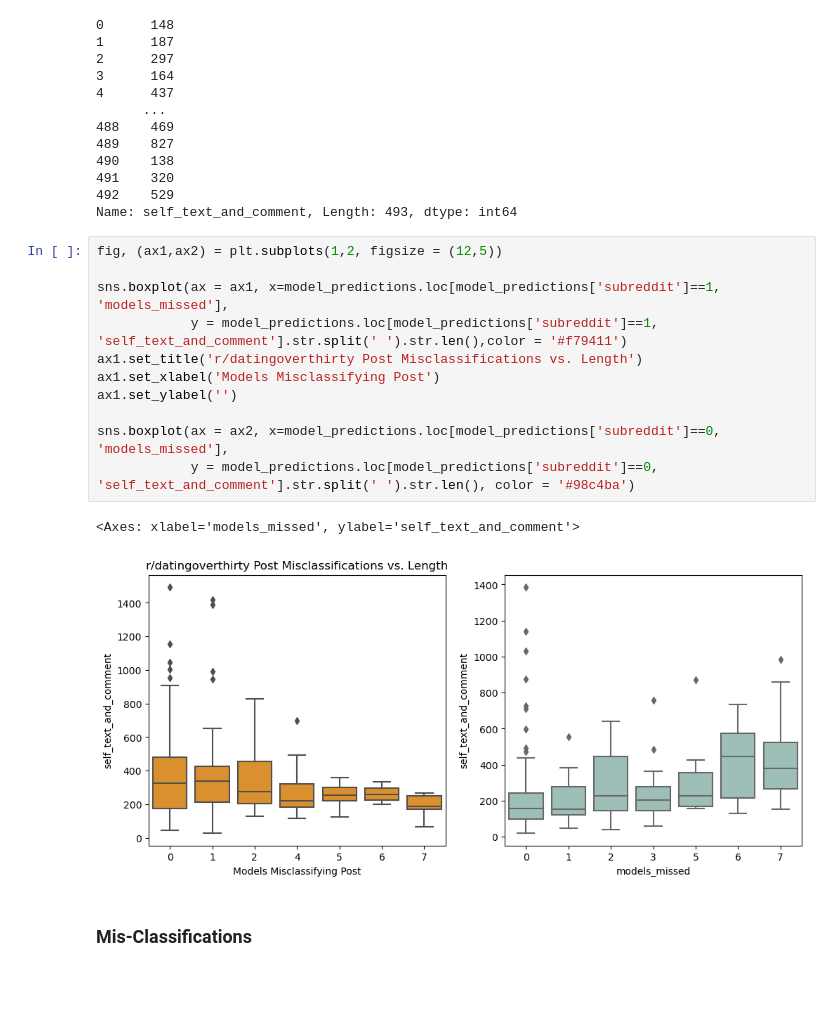
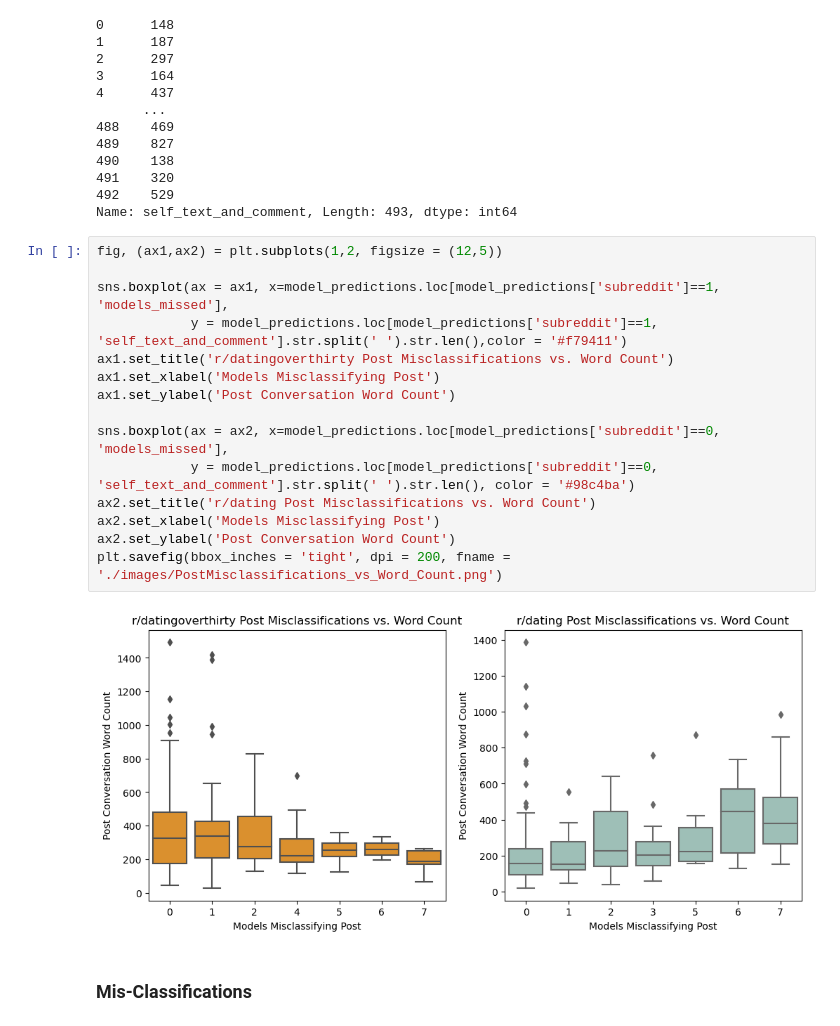
Before and after one commit to bobadams1/reddit_classifier, a Jupyter notebook: code/03_Modeling.ipynb, the cells around one changed output. Cells and saved outputs as stored; diff of their text form; blank space fills up the shorter version.

```diff
--- a/code/03_Modeling.ipynb
+++ b/code/03_Modeling.ipynb
@@ -930,17 +932,20 @@ Name: self_text_and_comment, Length: 493, dtype: int64
 # %%
 fig, (ax1,ax2) = plt.subplots(1,2, figsize = (12,5))
 
 sns.boxplot(ax = ax1, x=model_predictions.loc[model_predictions['subreddit']==1, 'models_missed'],
             y = model_predictions.loc[model_predictions['subreddit']==1, 'self_text_and_comment'].str.split(' ').str.len(),color = '#f79411')
-ax1.set_title('r/datingoverthirty Post Misclassifications vs. Length')
+ax1.set_title('r/datingoverthirty Post Misclassifications vs. Word Count')
 ax1.set_xlabel('Models Misclassifying Post')
-ax1.set_ylabel('')
+ax1.set_ylabel('Post Conversation Word Count')
 
 sns.boxplot(ax = ax2, x=model_predictions.loc[model_predictions['subreddit']==0, 'models_missed'],
             y = model_predictions.loc[model_predictions['subreddit']==0, 'self_text_and_comment'].str.split(' ').str.len(), color = '#98c4ba')
+ax2.set_title('r/dating Post Misclassifications vs. Word Count')
+ax2.set_xlabel('Models Misclassifying Post')
+ax2.set_ylabel('Post Conversation Word Count')
+plt.savefig(bbox_inches = 'tight', dpi = 200, fname = './images/PostMisclassifications_vs_Word_Count.png')
 # %% [output]
-<Axes: xlabel='models_missed', ylabel='self_text_and_comment'>
-[figure, old version]
+[figure, new version]
 # %% [markdown]
 ### Mis-Classifications
 # %% [markdown]
```
Also changed, not shown: parts of 1 cell of this notebook, 7 other files.
